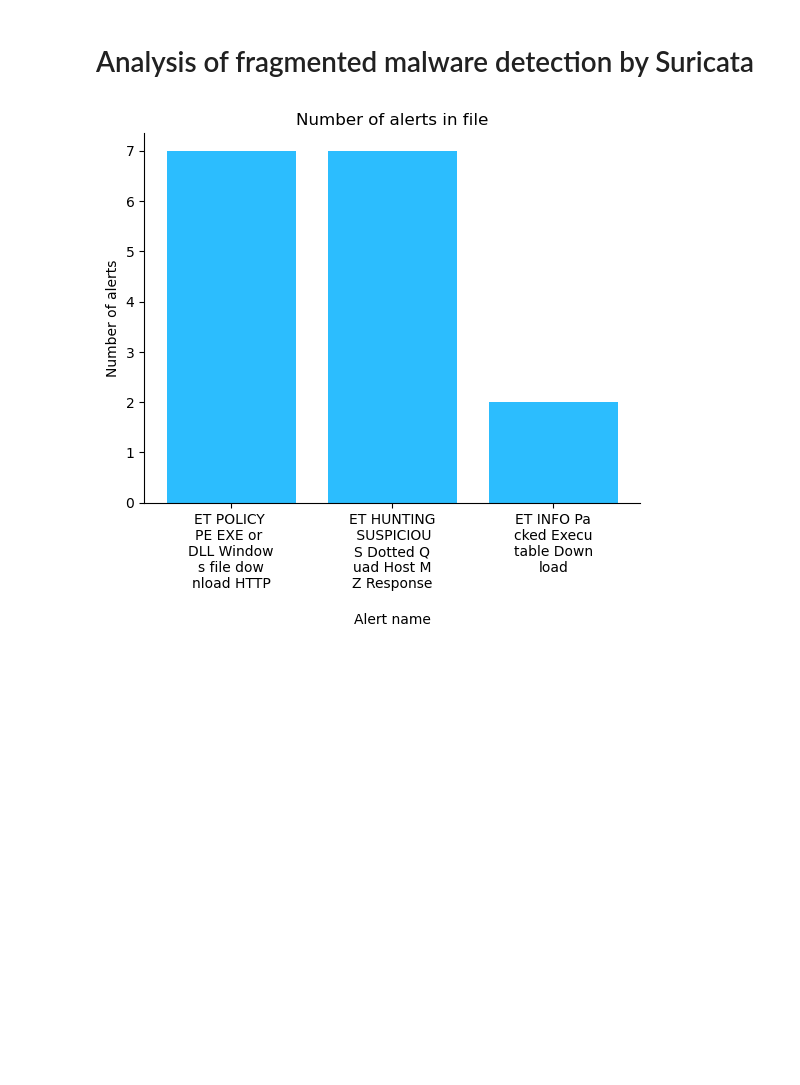
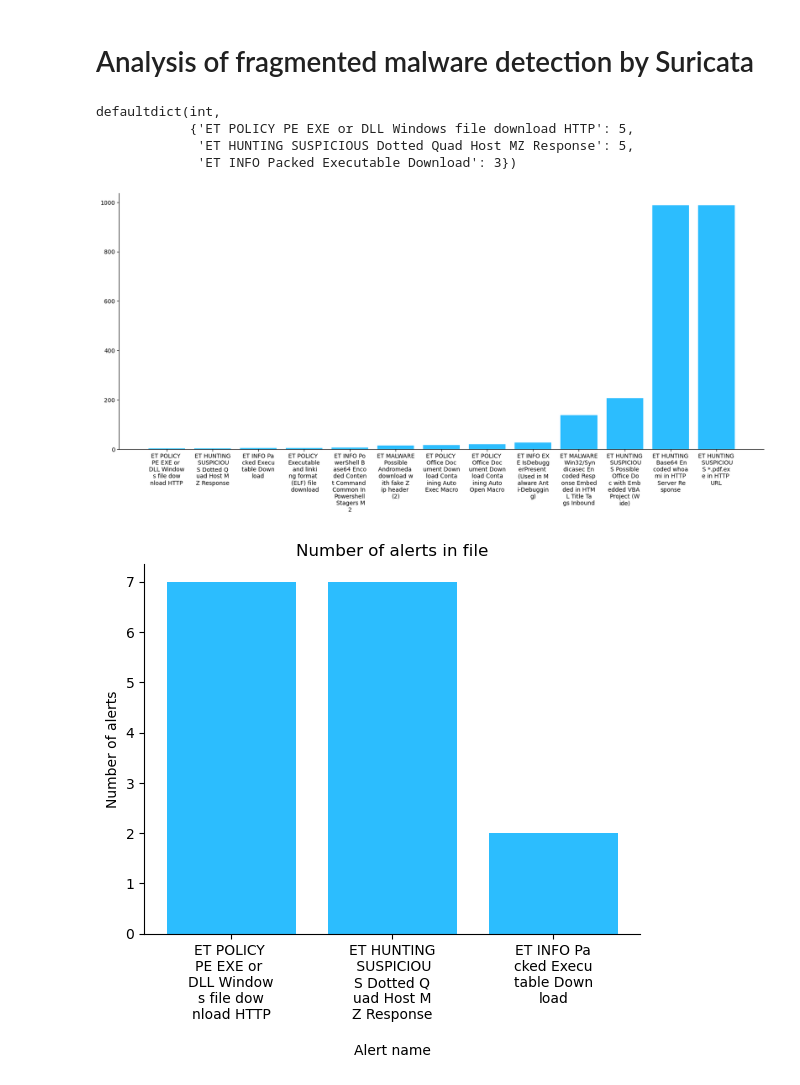
Before and after one commit to PaMemmes/Adding-Interpretability-to-an-Anomaly-Based-Method, a Jupyter notebook: suricata_analysis/analysis.ipynb, the cells around one changed output. Cells and saved outputs as stored; diff of their text form; code cells hidden in the pictures; blank space fills up the shorter version.

Commit message:
Add alert distribution

```diff
--- a/suricata_analysis/analysis.ipynb
+++ b/suricata_analysis/analysis.ipynb
@@ -39,5 +39,10 @@ def get_signatures(alerts):
         nmbr_signatures[entry['alert']['signature']] += 1
         severity[entry['alert']['signature']] = entry['alert']['severity']
     return nmbr_signatures, severity
+# %%
+def make_xlabels(data):
+    x_ticks = [i for i in data.keys()]
+    xlabels_new = [re.sub("(.{10})", "\\1\n", label, 0, re.DOTALL) for label in x_ticks]
+    return xlabels_new
 # %%
 def plot_alerts(nmbr_signatures):
@@ -53,16 +56,47 @@ def plot_alerts(nmbr_signatures):
     ax.spines['top'].set_visible(False)
     ax.spines['right'].set_visible(False)
     ax.bar(np.arange(len(nmbr_signatures)), nmbr_signatures.values())
+# %%
+def plot_alert_distribution(dist):
+    total_sigs = defaultdict(int)
+    for signatures in dist:
+        for key, value in signatures.items():
+            total_sigs[key] += value
+
+    xlabels_new = make_xlabels(total_sigs)
+    n_bins = len(total_sigs)
+    fig, ax = plt.subplots()
+    fig.set_size_inches(20,8)
+    ax.set_xticks(np.arange(len(total_sigs)), xlabels_new)
+    ax.spines['top'].set_visible(False)
+    ax.spines['right'].set_visible(False)
+
+    ax.bar(np.arange(len(total_sigs)), sorted(total_sigs.values()))
 # %%
 directory = os.fsencode('suricata_logs')
 
 total_packets = []
-total_nmbr_signatures = []
+total_signatures = []
 total_severity = []
 for filepath in sorted(glob.glob('***/**/*.json')):
     json_data = get_json_data(filepath)
     alerts, packets = get_alerts_and_packets(json_data)
     nmbr_signatures, severity = get_signatures(alerts)
+
+    total_packets.append(packets)
+    total_signatures.append(nmbr_signatures)
+    total_severity.append(total_severity)
+# %%
+total_signatures[7]
+# %% [output]
+defaultdict(int,
+            {'ET POLICY PE EXE or DLL Windows file download HTTP': 5,
+             'ET HUNTING SUSPICIOUS Dotted Quad Host MZ Response': 5,
+             'ET INFO Packed Executable Download': 3})
+# %%
+plot_alert_distribution(total_signatures)
+# %% [output]
+[figure, added]
 # %%
 file = "suricata_logs/All.ElectroRAT/eve.json"
 json_data = get_json_data(file)
```
Also changed, not shown: parts of 1 cell of this notebook.
